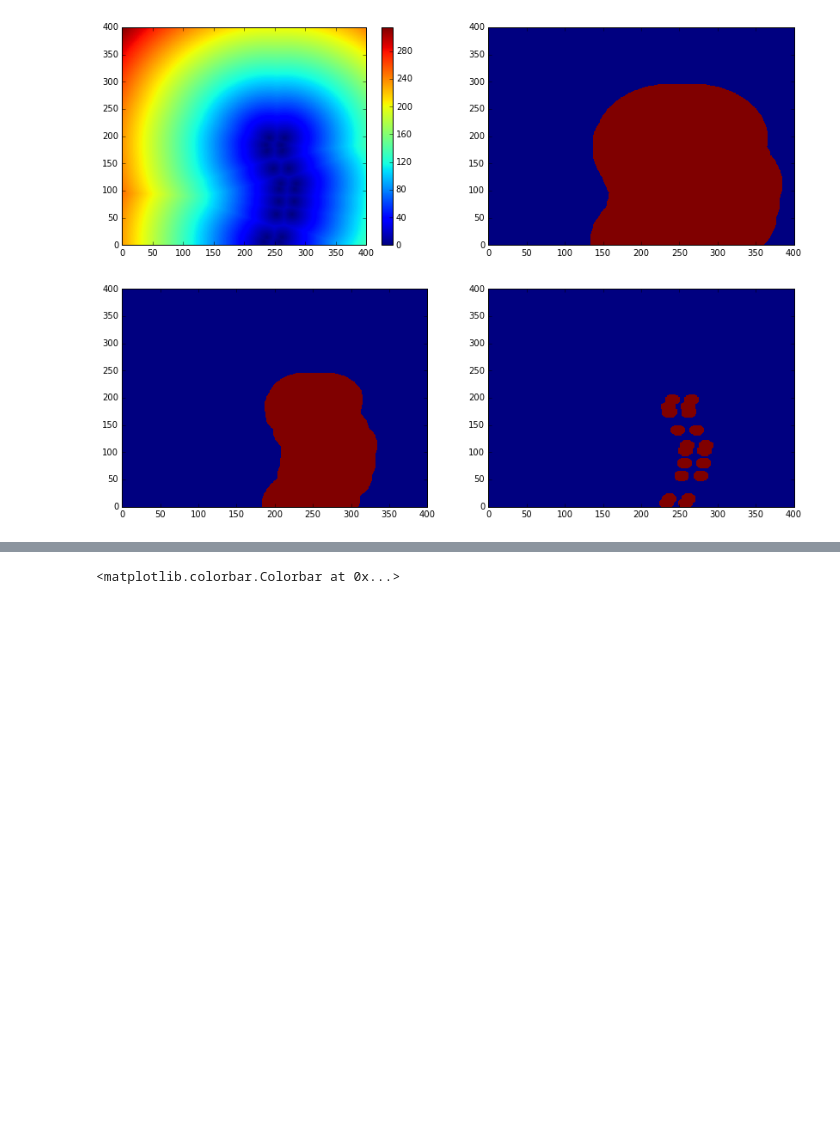
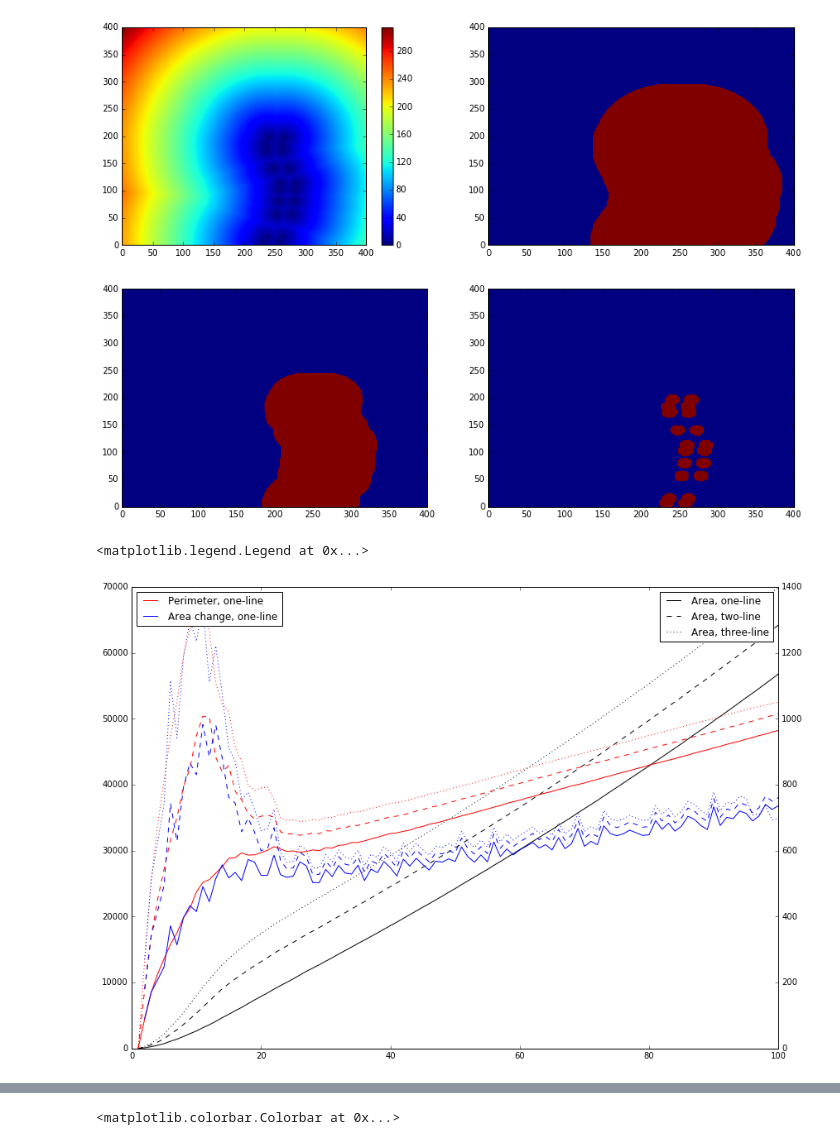
Before and after one commit to mvanlierwalq/IPy_NB_Public, a Jupyter notebook: test_spatial_statistics.ipynb, the cells around one changed output, grey strips where cells are left out. Saved outputs shown, nothing was run; the diff lists cells and outputs as text; code cells hidden in the pictures; blank space fills up the shorter version.

```diff
--- a/test_spatial_statistics.ipynb
+++ b/test_spatial_statistics.ipynb
@@ -216,3 +203,24 @@ for i in xrange(darr.shape[0]):
     dum = dmap3<darr[i]
     darea3 = np.r_[darea3,dum.sum()]
     dperm3 = np.r_[dperm3,skm.perimeter(dum)]
+# %%
+fig = plt.figure(figsize=(14,10))
+ax1 = fig.add_subplot(1,1,1)
+ax1.plot(darr,darea,'k',label='Area, one-line')
+ax1.plot(darr,darea2,'k--',label='Area, two-line')
+ax1.plot(darr,darea3,'k:',label='Area, three-line')
+plt.legend()
+ax2 = ax1.twinx()
+ax2.plot(darr,dperm,'r',label='Perimeter, one-line')
+ax2.plot(darr,dperm2,'r--')
+ax2.plot(darr,dperm3,'r:')
+#..
+ax2.plot(darr[1:],darea[1:]-darea[0:-1],'b',label='Area change, one-line')
+ax2.plot(darr[1:],darea2[1:]-darea2[0:-1],'b--')
+ax2.plot(darr[1:],darea3[1:]-darea3[0:-1],'b:')
+#..
+plt.legend(loc=2)
+#..
+# %% [output]
+<matplotlib.legend.Legend at 0x...>
+[figure, added]
```
Also changed, not shown: parts of 15 cells of this notebook.
